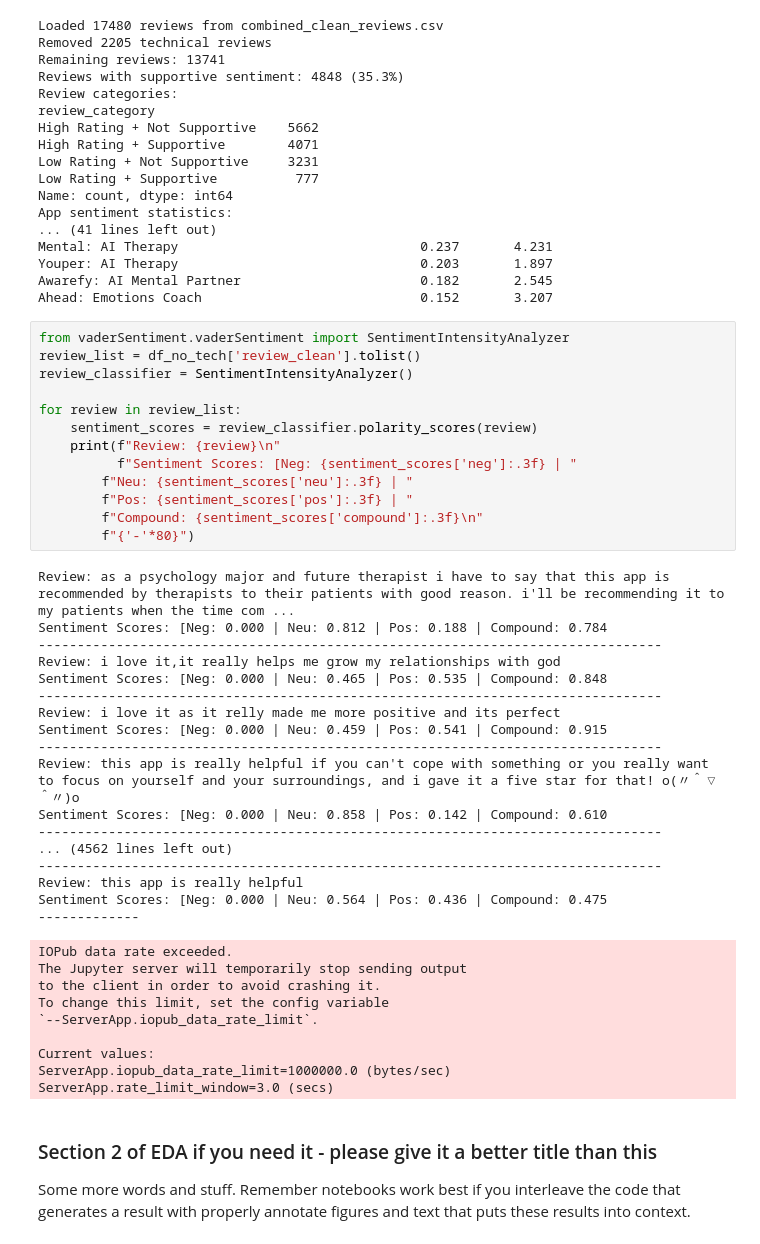
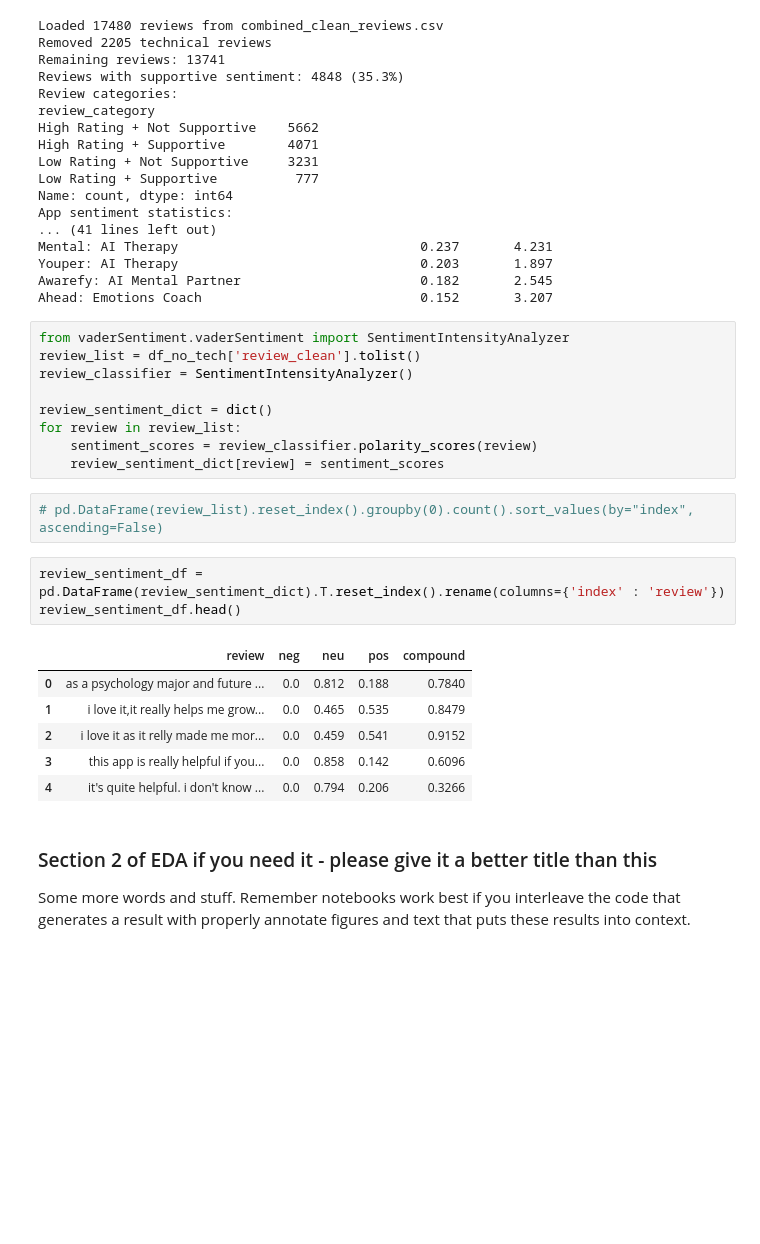
Before and after one commit to avalonandresen/cogs108, a Jupyter notebook: EDACheckpoint_Group018_SP25.ipynb, the cells around one changed output. Saved outputs shown, nothing was run; the diff lists cells and outputs as text; blank space fills up the shorter version.

Commit message:
fixed sentiment analysis formatting

```diff
--- a/EDACheckpoint_Group018_SP25.ipynb
+++ b/EDACheckpoint_Group018_SP25.ipynb
@@ -464,41 +462,22 @@ from vaderSentiment.vaderSentiment import SentimentIntensityAnalyzer
 review_list = df_no_tech['review_clean'].tolist()
 review_classifier = SentimentIntensityAnalyzer()
 
+review_sentiment_dict = dict()
 for review in review_list:
     sentiment_scores = review_classifier.polarity_scores(review)
-    print(f"Review: {review}\n"
-          f"Sentiment Scores: [Neg: {sentiment_scores['neg']:.3f} | "
-        f"Neu: {sentiment_scores['neu']:.3f} | "
-        f"Pos: {sentiment_scores['pos']:.3f} | "
-        f"Compound: {sentiment_scores['compound']:.3f}\n"
-        f"{'-'*80}")
+    review_sentiment_dict[review] = sentiment_scores
-# %% [output]
-Review: as a psychology major and future therapist i have to say that this app is recommended by therapists to their patients with good reason. i'll be recommending it to my patients when the time com ...
-Sentiment Scores: [Neg: 0.000 | Neu: 0.812 | Pos: 0.188 | Compound: 0.784
---------------------------------------------------------------------------------
-Review: i love it,it really helps me grow my relationships with god
-Sentiment Scores: [Neg: 0.000 | Neu: 0.465 | Pos: 0.535 | Compound: 0.848
---------------------------------------------------------------------------------
-Review: i love it as it relly made me more positive and its perfect
-Sentiment Scores: [Neg: 0.000 | Neu: 0.459 | Pos: 0.541 | Compound: 0.915
---------------------------------------------------------------------------------
-Review: this app is really helpful if you can't cope with something or you really want to focus on yourself and your surroundings, and i gave it a five star for that! o(〃＾▽＾〃)o
-Sentiment Scores: [Neg: 0.000 | Neu: 0.858 | Pos: 0.142 | Compound: 0.610
---------------------------------------------------------------------------------
-... (4562 lines left out)
---------------------------------------------------------------------------------
-Review: this app is really helpful
-Sentiment Scores: [Neg: 0.000 | Neu: 0.564 | Pos: 0.436 | Compound: 0.475
--------------
-IOPub data rate exceeded.
-The Jupyter server will temporarily stop sending output
-to the client in order to avoid crashing it.
-To change this limit, set the config variable
-`--ServerApp.iopub_data_rate_limit`.
-
-Current values:
-ServerApp.iopub_data_rate_limit=1000000.0 (bytes/sec)
-ServerApp.rate_limit_window=3.0 (secs)
+# %%
+# pd.DataFrame(review_list).reset_index().groupby(0).count().sort_values(by="index", ascending=False)
+# %%
+review_sentiment_df = pd.DataFrame(review_sentiment_dict).T.reset_index().rename(columns={'index' : 'review'})
+review_sentiment_df.head()
+# %% [output]
+|  | review | neg | neu | pos | compound |
+| 0 | as a psychology major and future ... | 0.0 | 0.812 | 0.188 | 0.7840 |
+| 1 | i love it,it really helps me grow... | 0.0 | 0.465 | 0.535 | 0.8479 |
+| 2 | i love it as it relly made me mor... | 0.0 | 0.459 | 0.541 | 0.9152 |
+| 3 | this app is really helpful if you... | 0.0 | 0.858 | 0.142 | 0.6096 |
+| 4 | it's quite helpful. i don't know ... | 0.0 | 0.794 | 0.206 | 0.3266 |
 # %% [markdown]
 ### Section 2 of EDA if you need it  - please give it a better title than this
 
```
Also changed, not shown: parts of 3 cells of this notebook.
